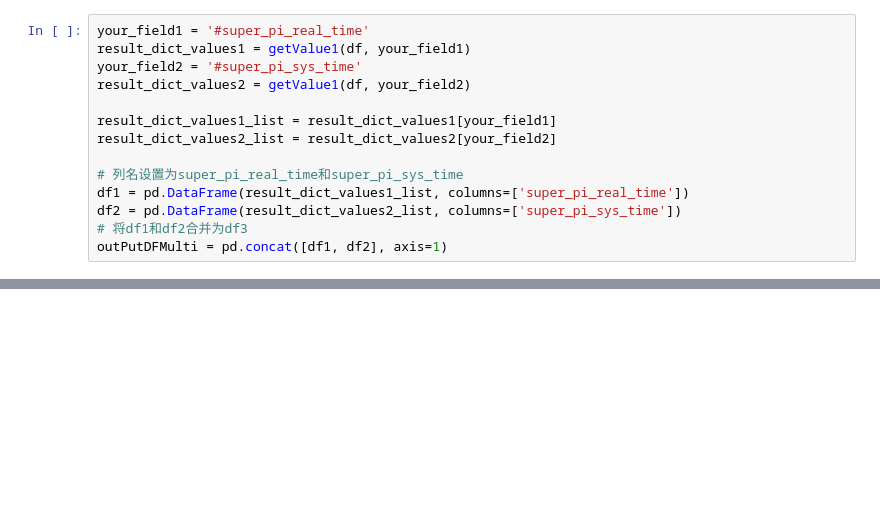
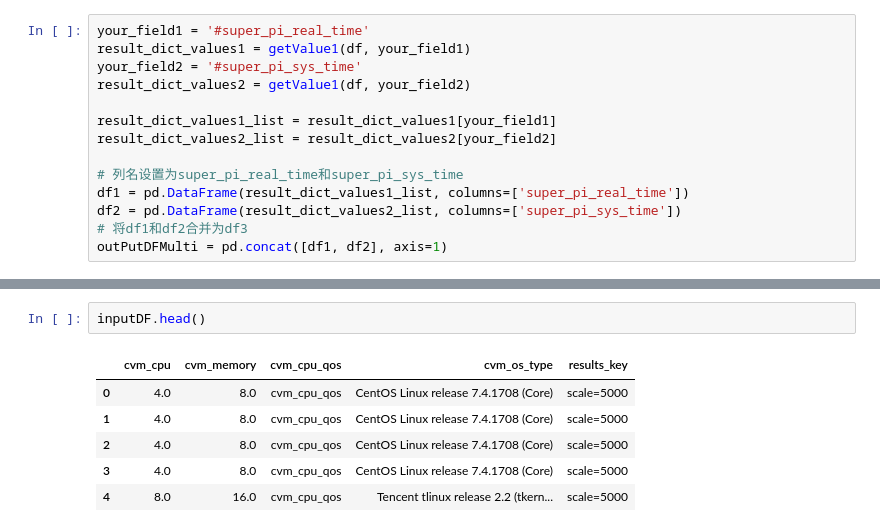
Before and after one commit to Nomination-NRB/PerformanceDataAnalysis, a Jupyter notebook: coding/new_version.ipynb, the cells around one changed output, grey strips where cells are left out. Drawn from its saved outputs; the diff is of its cells as text; blank space fills up the shorter version.

```diff
--- a/coding/new_version.ipynb
+++ b/coding/new_version.ipynb
@@ -664,3 +801,12 @@ print(inputDF.shape)
+# %%
+inputDF.head()
+# %% [output]
+|  | cvm_cpu | cvm_memory | cvm_cpu_qos | cvm_os_type | results_key |
+| 0 | 4.0 | 8.0 | cvm_cpu_qos | CentOS Linux release 7.4.1708 (Core) | scale=5000 |
+| 1 | 4.0 | 8.0 | cvm_cpu_qos | CentOS Linux release 7.4.1708 (Core) | scale=5000 |
+| 2 | 4.0 | 8.0 | cvm_cpu_qos | CentOS Linux release 7.4.1708 (Core) | scale=5000 |
+| 3 | 4.0 | 8.0 | cvm_cpu_qos | CentOS Linux release 7.4.1708 (Core) | scale=5000 |
+| 4 | 8.0 | 16.0 | cvm_cpu_qos | Tencent tlinux release 2.2 (tkern... | scale=5000 |
 # %%
 inputDF['cvm_cpu'] = pd.to_numeric(inputDF['cvm_cpu'])
 inputDF['cvm_memory'] = pd.to_numeric(inputDF['cvm_memory'])
```
Also changed, not shown: parts of 19 cells of this notebook.
